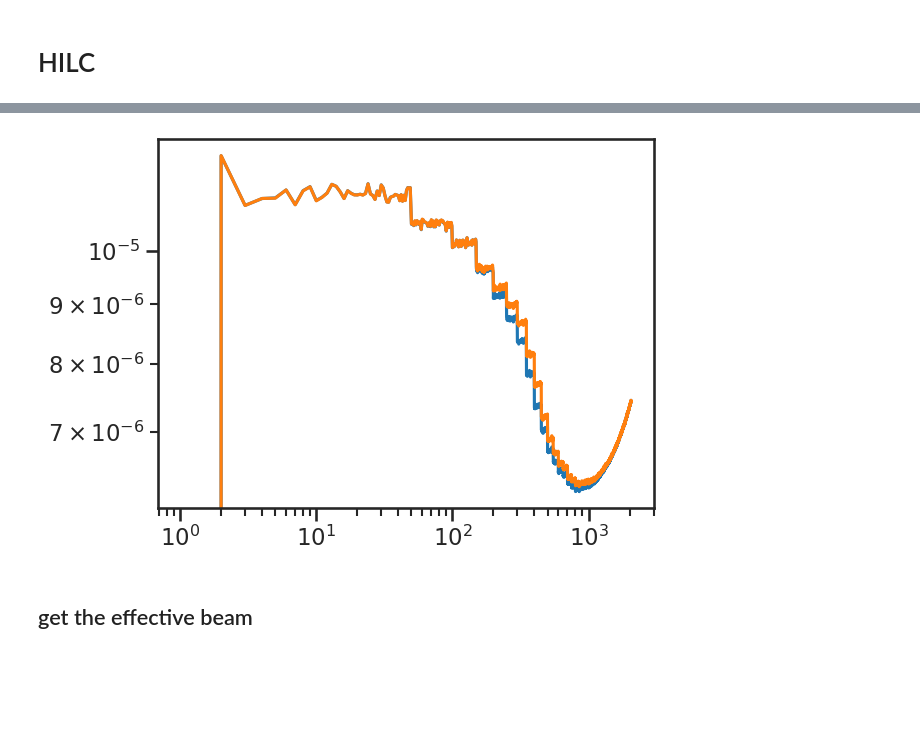
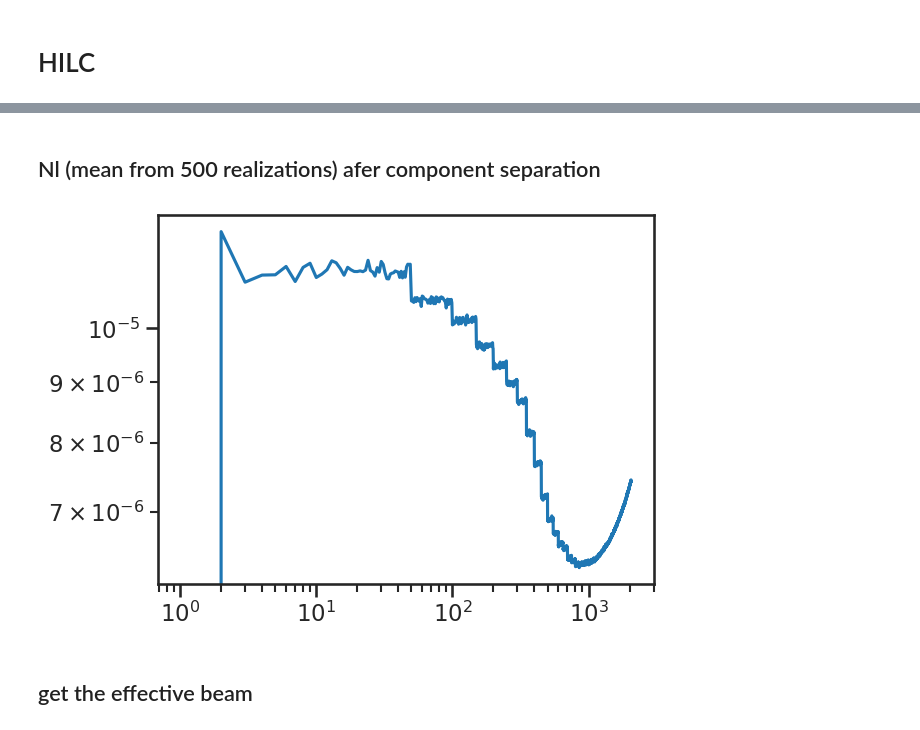
Before and after one commit to yaojian95/non_gau_lensing, a Jupyter notebook: sims_fgbuster.ipynb, the cells around one changed output, grey strips where cells are left out. Saved outputs shown, nothing was run; the diff lists cells and outputs as text; code cells hidden in the pictures; blank space fills up the shorter version.

```diff
--- a/sims_fgbuster.ipynb
+++ b/sims_fgbuster.ipynb
@@ -517,0 +575,2 @@ sims.map_all[3]
+# %%
+SO_LAT_mask = hp.read_map('/pscratch/sd/j/jianyao/data_lensing/SO_LAT_mask_1024.fits')
@@ -541,7 +617,7 @@ results_all = []
 for add_foreground in cases:
 
     sims = simulations(nside, instrument, mask = SO_LAT_mask)
-    for mc in range(1, 500):
+    for mc in range(500):
 
         sims.get_all(add_foreground = add_foreground, noise = 'maps', use_phi_alm = True, index = mc)
 
@@ -553,14 +629,3 @@ for add_foreground in cases:
         hp.write_alm(data_dir + 'CMB_alms_from_SO_LAT_%s_HILC_lbins_42x50_lmax_2050_nside_1024_%04d.fits'%(add_foreground, mc), hp.map2alm(results.s[0], lmax = lbins[-1]), overwrite = True)
         hp.write_alm(data_dir + 'Noise_ilc_alms_from_SO_LAT_%s_HILC_lbins_42x50_lmax_2050_nside_1024_%04d.fits'%(add_foreground, mc), noise_ilc_alms, overwrite = True)
         hp.write_alm(data_dir + 'FG_ilc_alms_from_SO_LAT_%s_HILC_lbins_42x50_lmax_2050_nside_1024_%04d.fits'%(add_foreground, mc), fg_res_alms, overwrite = True)
-
-
-        # plt.figure(figsize = (10, 8))
-        # s = 0; e = lbins[-1]
-        # coeff = ells*(ells+1)/2/np.pi #*coeff
-        # plt.plot(results['cl_out'][0][0][s:e], '--', label = 'TT')
-        # plt.loglog(results['cl_out'][0][1][s:e], '--', label = 'EE')
-        # plt.loglog(results['cl_out'][0][2][s:e], '--', label = 'BB')
-        # plt.loglog(nl[0])
-        # plt.loglog(nl[1])
-        # plt.loglog(nl[2])
@@ -582,0 +642,23 @@ fsky
+# %%
+nside = 1024
+data_dir = '/pscratch/sd/j/jianyao/data_lensing/simulations/cleaned_CMB/SO_LAT_MASK/'
+cases = ['forse3_Gaussiand9', 'd9', 'forse3_d9']
+results_all = []
+for add_foreground in cases:
+    print(add_foreground)
+    inv_path = data_dir + 'Inverse_noise_variance_map_%s.npy'%add_foreground
+    inv_with_mask = data_dir + 'Inverse_noise_variance_map_mask_zeros_%s.npy'%add_foreground
+
+    if not os.path.exists(inv_path):
+        nv_all = []
+        for mc in range(500):
+            noise_alm = hp.read_alm(data_dir + 'Noise_ilc_alms_from_SO_LAT_%s_HILC_lbins_42x50_lmax_2050_nside_1024_%04d.fits'%(add_foreground, mc), hdu = [1, 2, 3])
+            nv_all.append(hp.alm2map(noise_alm, nside=nside))
+        inv = 1/np.var(nv_all, axis = 0)
+        np.save(inv_path, inv)
+
+    else:
+        inv = np.load(inv_path)
+        for i in range(3):
+            inv[i][mask_so == 0] = 0
+            np.save(inv_with_mask, inv)
@@ -582,0 +669,4 @@ fsky
+# %%
+data_dir = '/pscratch/sd/j/jianyao/data_lensing/simulations/cleaned_CMB/SO_LAT_MASK/'
+noise_alm = hp.read_alm(data_dir + 'Noise_ilc_alms_from_SO_LAT_%s_HILC_lbins_42x50_lmax_2050_nside_1024_%04d.fits'%('forse3_d9', 0), hdu = [1, 2, 3])
+noise_map = hp.alm2map(noise_alm, nside = nside)
@@ -583,3 +677,5 @@ fsky
+# %% [markdown]
+## Nl (mean from 500 realizations) afer component separation
 # %%
 nside = 1024
 data_dir = '/pscratch/sd/j/jianyao/data_lensing/simulations/cleaned_CMB/SO_LAT_MASK/'
@@ -599,11 +695,11 @@ for add_foreground in cases:
         nl_mean = np.load(nl_mean_path)
         results_all.append(nl_mean)
 # %%
-for i in range(1,3):
+for i in range(2,3):
     plt.loglog(results_all[i][1])
     # plt.loglog(results_all[i][2])
 # %% [output]
-[figure, old version]
+[figure, new version]
 # %% [markdown]
 ## get the effective beam
 # %%
```
Also changed, not shown: parts of 23 cells of this notebook.
